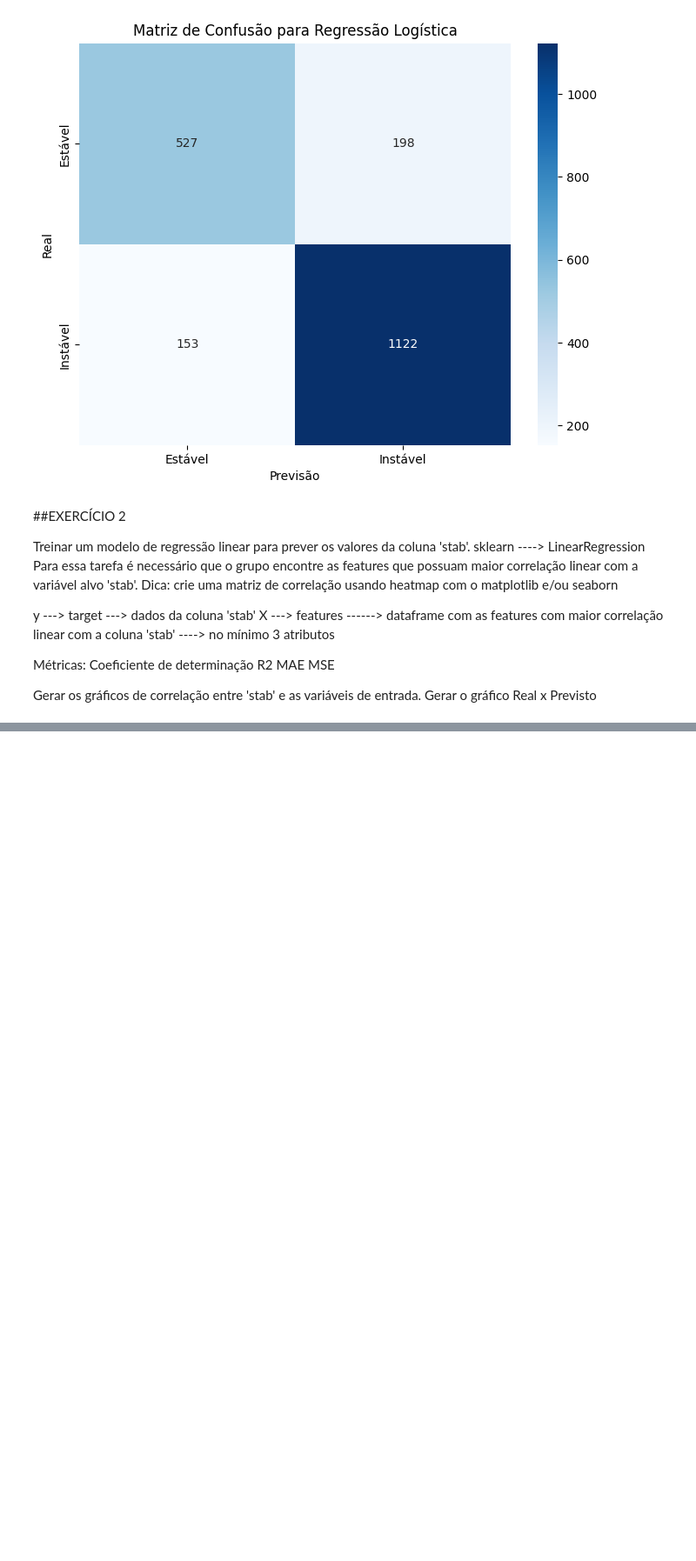
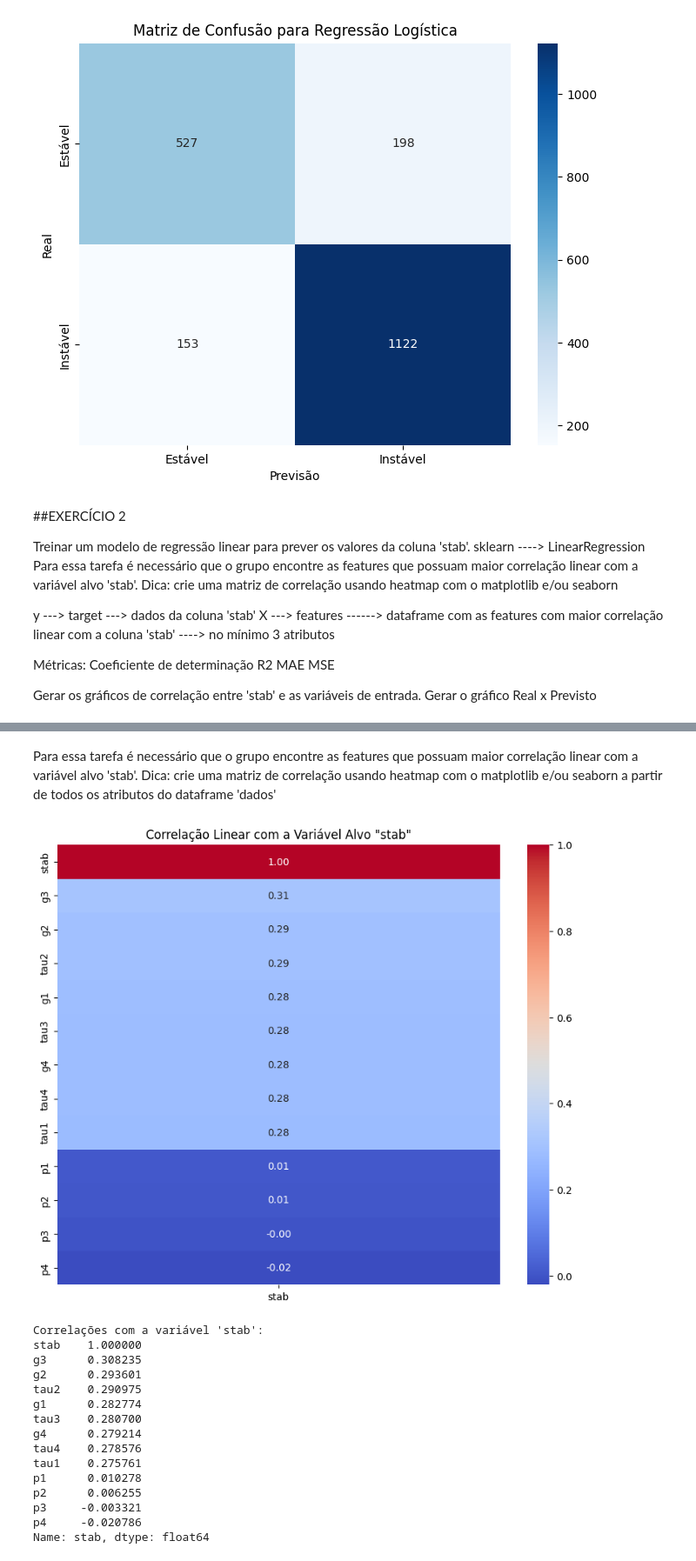
Before and after one commit to prof-atritiack/1CC-MLAM-regressao-linear-CP2-2sem, a Jupyter notebook: AULA_07_ML_ENERGIA.ipynb, the cells around one changed output, grey strips where cells are left out. Shown at 87% size. Cells and saved outputs as stored; diff of their text form; code cells hidden in the pictures; blank space fills up the shorter version.

```diff
--- a/AULA_07_ML_ENERGIA.ipynb
+++ b/AULA_07_ML_ENERGIA.ipynb
@@ -235,0 +256,35 @@ dados.head()
+# %% [markdown]
+Para essa tarefa é necessário que o grupo encontre as features que possuam maior correlação linear com a variável alvo 'stab'.
+Dica: crie uma matriz de correlação usando heatmap com o matplotlib e/ou seaborn a partir de todos os atributos do dataframe 'dados'
+# %%
+# Calculate the correlation matrix
+correlacao_matrix = dados.corr(numeric_only=True)
+
+# Get correlations with 'stab' variable
+correlacao_stab = correlacao_matrix['stab'].sort_values(ascending=False)
+
+# Plotting the heatmap of correlations with 'stab'
+plt.figure(figsize=(10, 8))
+sns.heatmap(correlacao_stab.to_frame(), annot=True, cmap='coolwarm', fmt=".2f")
+plt.title('Correlação Linear com a Variável Alvo "stab"')
+plt.show()
+
+print("Correlações com a variável 'stab':")
+print(correlacao_stab)
+# %% [output]
+[figure, added]
+Correlações com a variável 'stab':
+stab    1.000000
+g3      0.308235
+g2      0.293601
+tau2    0.290975
+g1      0.282774
+tau3    0.280700
+g4      0.279214
+tau4    0.278576
+tau1    0.275761
+p1      0.010278
+p2      0.006255
+p3     -0.003321
+p4     -0.020786
+Name: stab, dtype: float64
```
Also changed, not shown: parts of 3 cells of this notebook.
